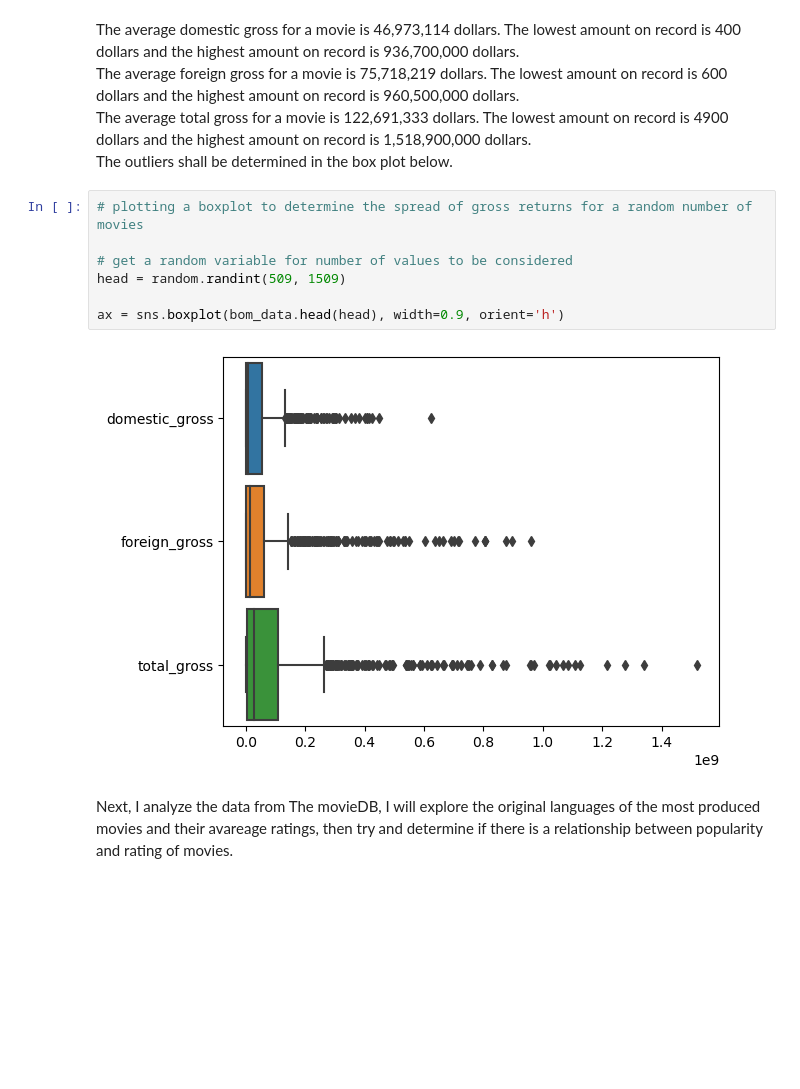
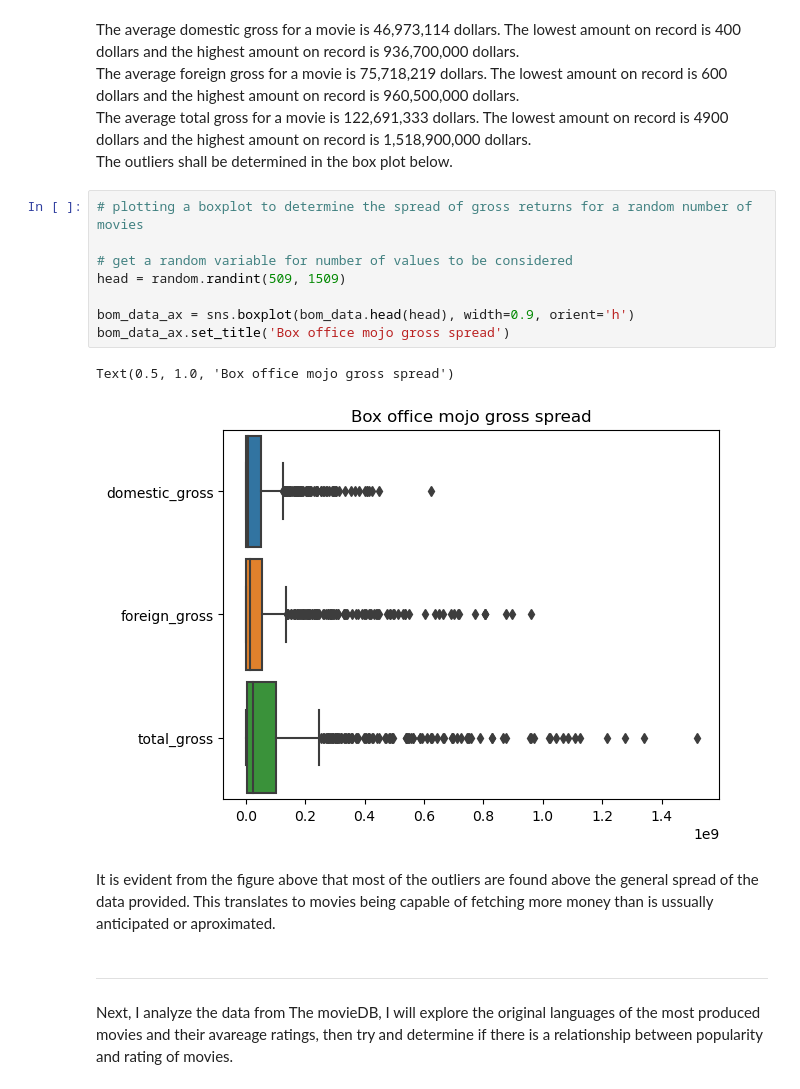
Before and after one commit to ngeny-brian/phase1-project, a Jupyter notebook: student.ipynb, the cells around one changed output. Saved outputs shown, nothing was run; the diff lists cells and outputs as text; blank space fills up the shorter version.

```diff
--- a/student.ipynb
+++ b/student.ipynb
@@ -587,12 +592,18 @@ The outliers shall be determined in the box plot below.
 # %%
 # plotting a boxplot to determine the spread of gross returns for a random number of movies
 
 # get a random variable for number of values to be considered
 head = random.randint(509, 1509)
 
-ax = sns.boxplot(bom_data.head(head), width=0.9, orient='h')
+bom_data_ax = sns.boxplot(bom_data.head(head), width=0.9, orient='h')
+bom_data_ax.set_title('Box office mojo gross spread')
 # %% [output]
+Text(0.5, 1.0, 'Box office mojo gross spread')
-[figure, old version]
+[figure, new version]
+# %% [markdown]
+It is evident from the figure above that most of the outliers are found above the general spread of the data provided. This translates to movies being capable of fetching more money than is ussually anticipated or aproximated.
+# %% [markdown]
+***
 # %% [markdown]
 Next, I analyze the data from The movieDB, I will explore the original languages of the most produced movies and their avareage ratings, then try and determine if there is a relationship between popularity and rating of movies.
 # %%
```
Also changed, not shown: parts of 6 cells of this notebook.
